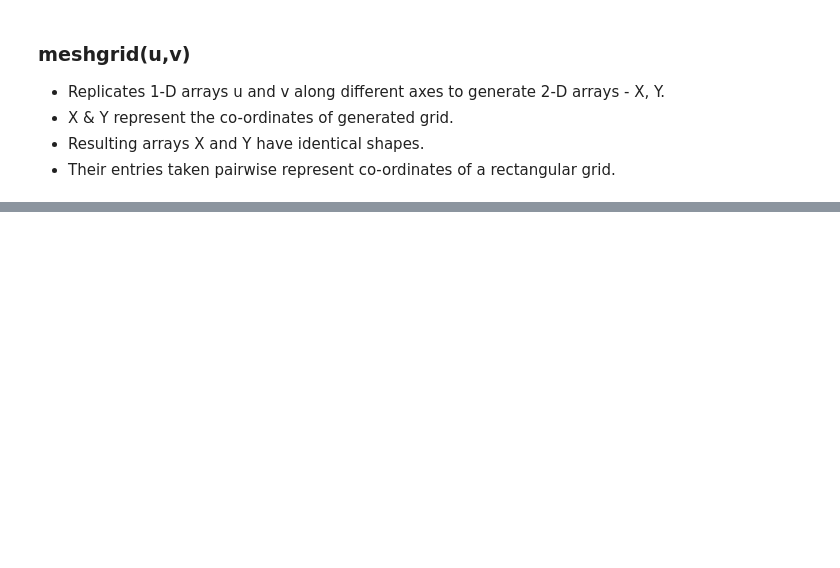
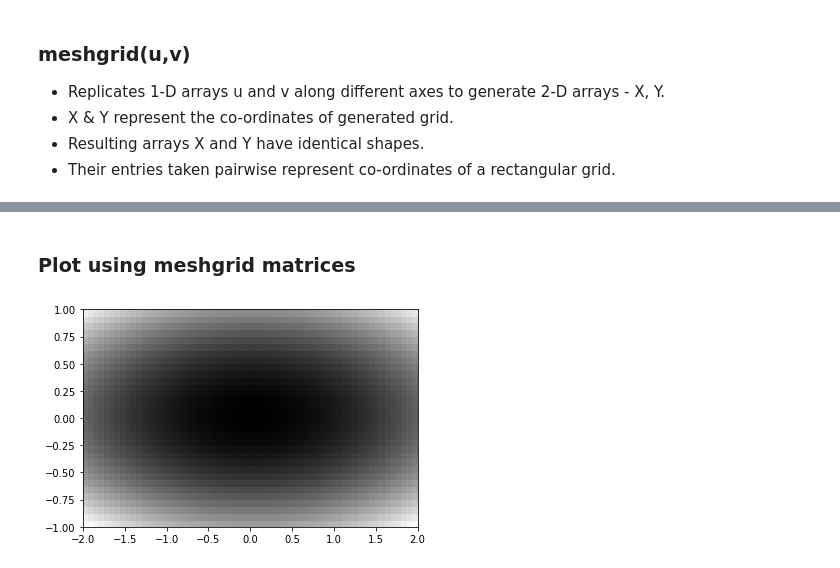
Before and after one commit to databaaz/av18, a Jupyter notebook: visualization.ipynb, the cells around one changed output, grey strips where cells are left out. Saved outputs shown, nothing was run; the diff lists cells and outputs as text; code cells hidden in the pictures; blank space fills up the shorter version.

```diff
--- a/visualization.ipynb
+++ b/visualization.ipynb
@@ -180,0 +208,7 @@ a,b
+# %% [markdown]
+###  Plot using meshgrid matrices
+# %%
+plt.pcolor(X,Y,Z, cmap='gray') #Axes determined by meshgrid arrays X & Y
+plt.show()
+# %% [output]
+[figure, added]
```
Also changed, not shown: parts of 9 cells of this notebook.
